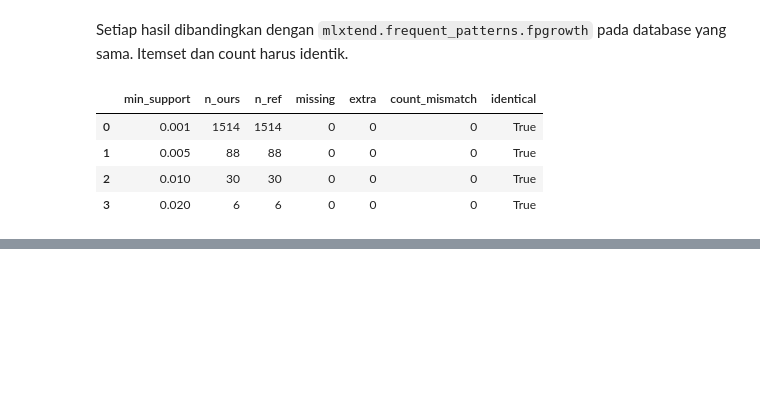
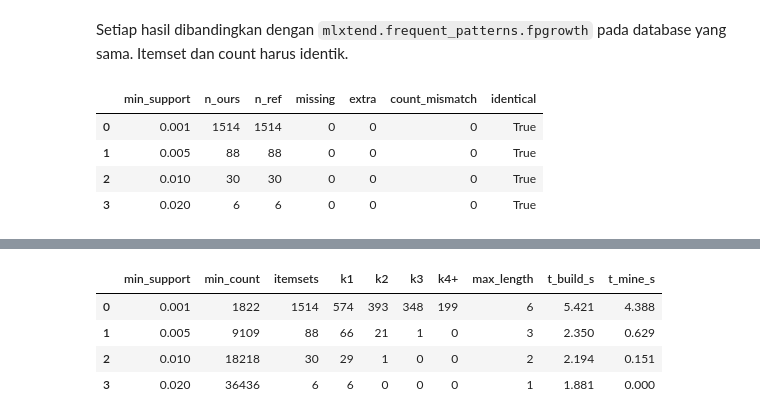
Before and after one commit to mahesa005/conference-pattern-mining-dblp, a Jupyter notebook: notebooks/04_fpgrowth.ipynb, the cells around one changed output, grey strips where cells are left out. Saved outputs shown, nothing was run; the diff lists cells and outputs as text; code cells hidden in the pictures; blank space fills up the shorter version.

```diff
--- a/notebooks/04_fpgrowth.ipynb
+++ b/notebooks/04_fpgrowth.ipynb
@@ -310,0 +321,19 @@ checks
+# %%
+def length_counts(df):
+    return df["length"].clip(upper=4).value_counts().reindex([1, 2, 3, 4], fill_value=0)
+
+summary = pd.DataFrame([
+    {"min_support": ms, "min_count": res.min_count, "itemsets": len(res.itemsets),
+     **dict(zip(["k1", "k2", "k3", "k4+"], length_counts(frames[ms]).tolist())),
+     "max_length": int(frames[ms]["length"].max()),
+     "t_build_s": round(res.t_build, 3), "t_mine_s": round(res.t_mine, 3)}
+    for ms, res in results.items()
+])
+save_table(summary, "t4_fpgrowth_ringkasan.csv", index=False)
+summary
+# %% [output]
+|  | min_support | min_count | itemsets | k1 | k2 | k3 | k4+ | max_length | t_build_s | t_mine_s |
+| 0 | 0.001 | 1822 | 1514 | 574 | 393 | 348 | 199 | 6 | 5.421 | 4.388 |
+| 1 | 0.005 | 9109 | 88 | 66 | 21 | 1 | 0 | 3 | 2.350 | 0.629 |
+| 2 | 0.010 | 18218 | 30 | 29 | 1 | 0 | 0 | 2 | 2.194 | 0.151 |
+| 3 | 0.020 | 36436 | 6 | 6 | 0 | 0 | 0 | 1 | 1.881 | 0.000 |
```
Also changed, not shown: parts of 9 cells of this notebook, 1 other file.
